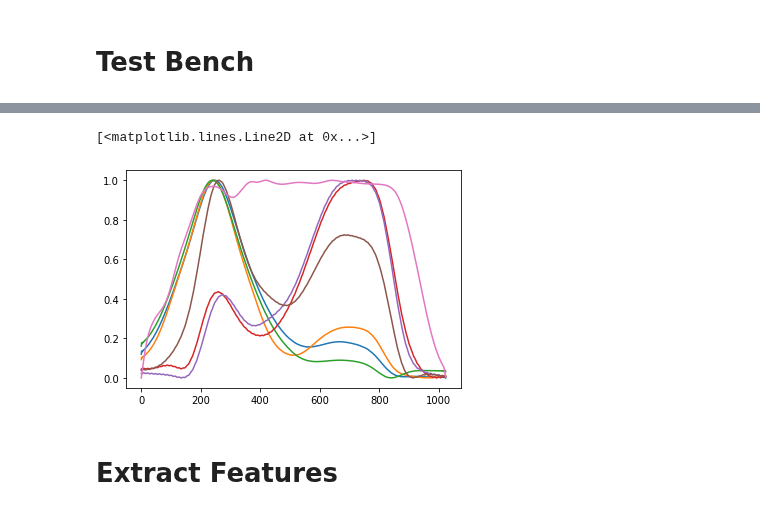
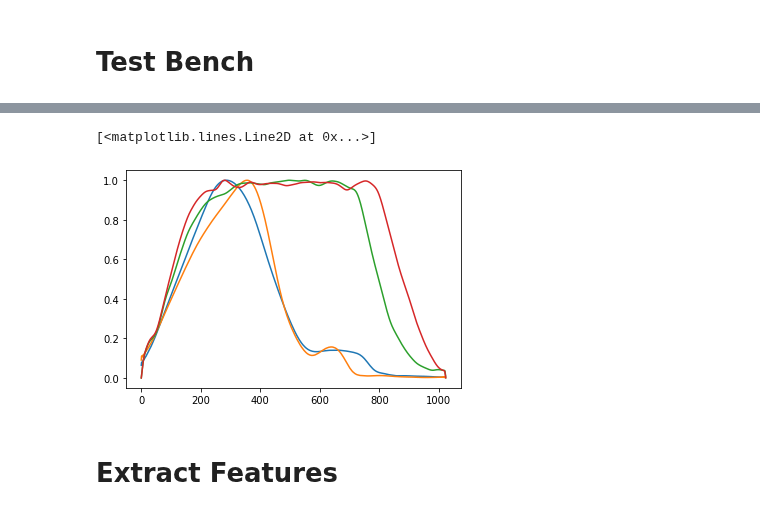
Before and after one commit to atick-faisal/GRF-Synthesis-from-Motion-Trajectories, a Jupyter notebook: src/preprocessing/process_dataset_1_alt.ipynb, the cells around one changed output, grey strips where cells are left out. Cells and saved outputs as stored; diff of their text form; code cells hidden in the pictures.

```diff
--- a/src/preprocessing/process_dataset_1_alt.ipynb
+++ b/src/preprocessing/process_dataset_1_alt.ipynb
@@ -125,7 +125,7 @@ def get_moment(content):
 # %% [markdown]
 # Test Bench
 # %%
-path = '/home/ai/Python/GRF-Synthesis-from-Motion-Trajectories/Dataset/gait-dbase-1/2014001/2014001_C1_01.c3d'
+path = '/home/ai/Python/GRF-Synthesis-from-Motion-Trajectories/Dataset/gait-dbase-1/2014001/2014001_C1_04.c3d'
 content = c3d(path, extract_forceplat_data=True)
 # %%
 trajectory_x_r, trajectory_y_r, trajectory_z_r = get_trajectories(content, 'right')
@@ -175,11 +162,8 @@ force_x_2 = force_x[1][start_2 : end_2]
 force_y_2 = force_y[1][start_2 : end_2]
 force_z_2 = force_z[1][start_2 : end_2]
 
-fm1_z_l = trajectory_z_l[:, 3]
-fm1_z_r = trajectory_z_r[:, 3]
-
-fm1_z_l_1 = fm1_z_l[start_1 : end_1]
-fm1_z_l_2 = fm1_z_l[start_2 : end_2]
+temp_l = trajectory_z_l[start_1 : end_1, 0]
+temp_r = trajectory_z_r[start_1 : end_1, 0]
 
 force_x_r = 0
 force_y_r = 0
@@ -189,7 +173,7 @@ force_x_l = 0
 force_y_l = 0
 force_z_l = 0
 
-if np.mean(fm1_z_l_1) > np.mean(fm1_z_l_2):
+if np.sum(temp_l) > np.sum(temp_r):
     force_x_r = force_x_1
     force_y_r = force_y_1
     force_z_r = force_z_1
@@ -257,11 +241,13 @@ force_x_l = standardize(force_x_l)
 force_y_l = standardize(force_y_l)
 force_z_l = standardize(force_z_l)
 # %%
-plt.plot(trajectory_z_r)
+plt.plot(trajectory_z_l[:, 0])
+plt.plot(trajectory_z_r[:, 0])
 plt.plot(force_z_l)
+plt.plot(force_z_r)
 # %% [output]
 [<matplotlib.lines.Line2D at 0x...>]
-[figure, old version]
+[figure, new version]
 # %% [markdown]
 # Extract Features
 # %%
```
Also changed, not shown: parts of 13 cells of this notebook, 1 other file.
